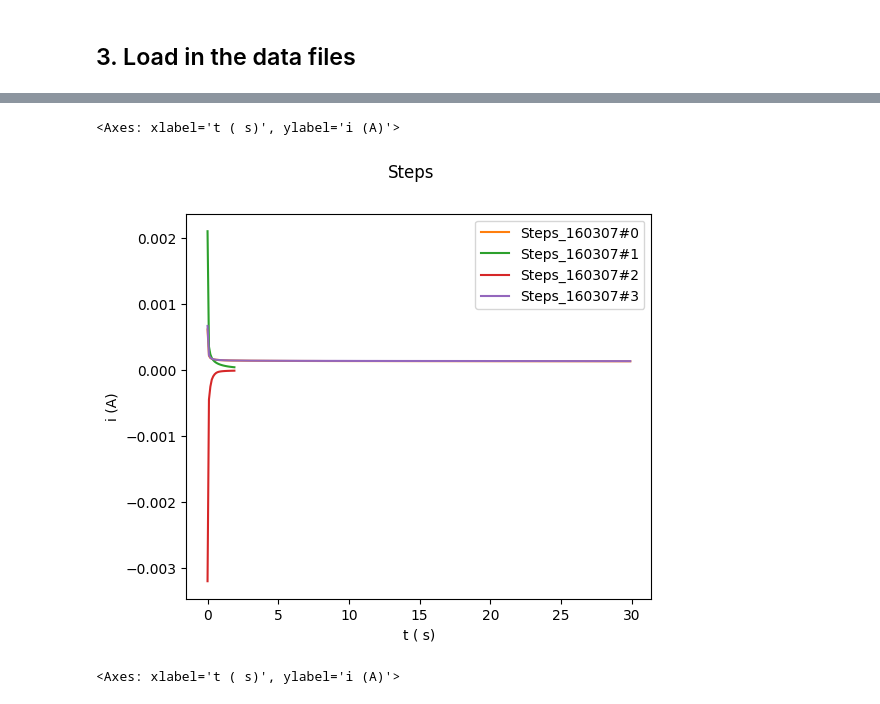
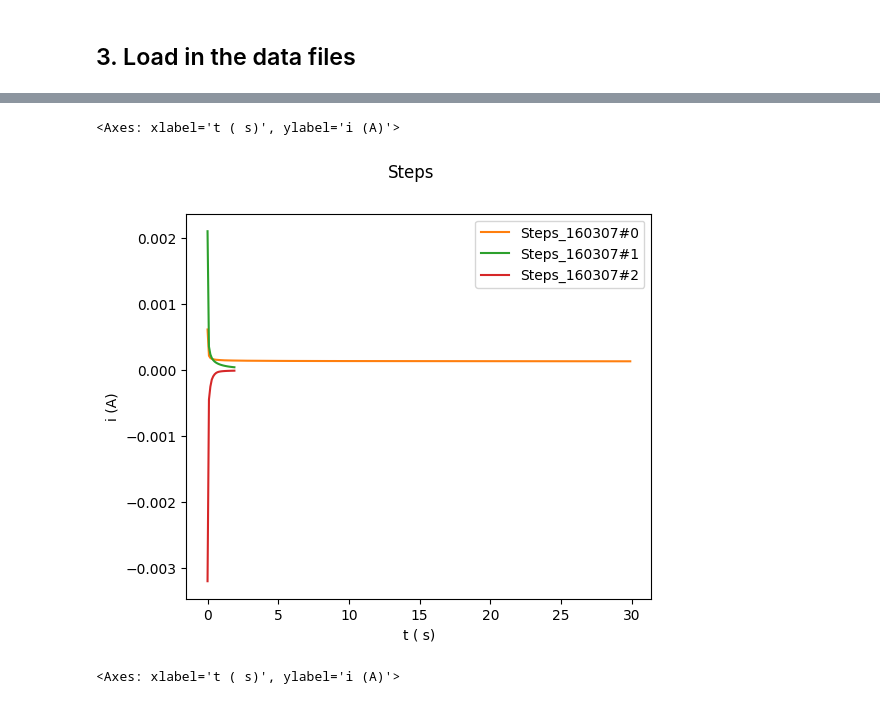
Before and after one commit to Guswib/EC4py, a Jupyter notebook: dev/Step_Data/Load_StepFiles.ipynb, the cells around one changed output, grey strips where cells are left out. Saved outputs shown, nothing was run; the diff lists cells and outputs as text; code cells hidden in the pictures.

```diff
--- a/dev/Step_Data/Load_StepFiles.ipynb
+++ b/dev/Step_Data/Load_StepFiles.ipynb
@@ -69,10 +69,10 @@ b.plot("Time","E",plot=plot)
 # %%
 e =Step_Datas("")
-e.datas = d[0:4]
+e.datas = d[0:3]
 e.plot()
 # %% [output]
 <Axes: xlabel='t ( s)', ylabel='i (A)'>
-[figure, old version]
+[figure, new version]
 # %%
 e =Step_Datas("")
 e.datas = d[0:90:3]
```
Also changed, not shown: parts of 2 cells of this notebook, 8 other files.
